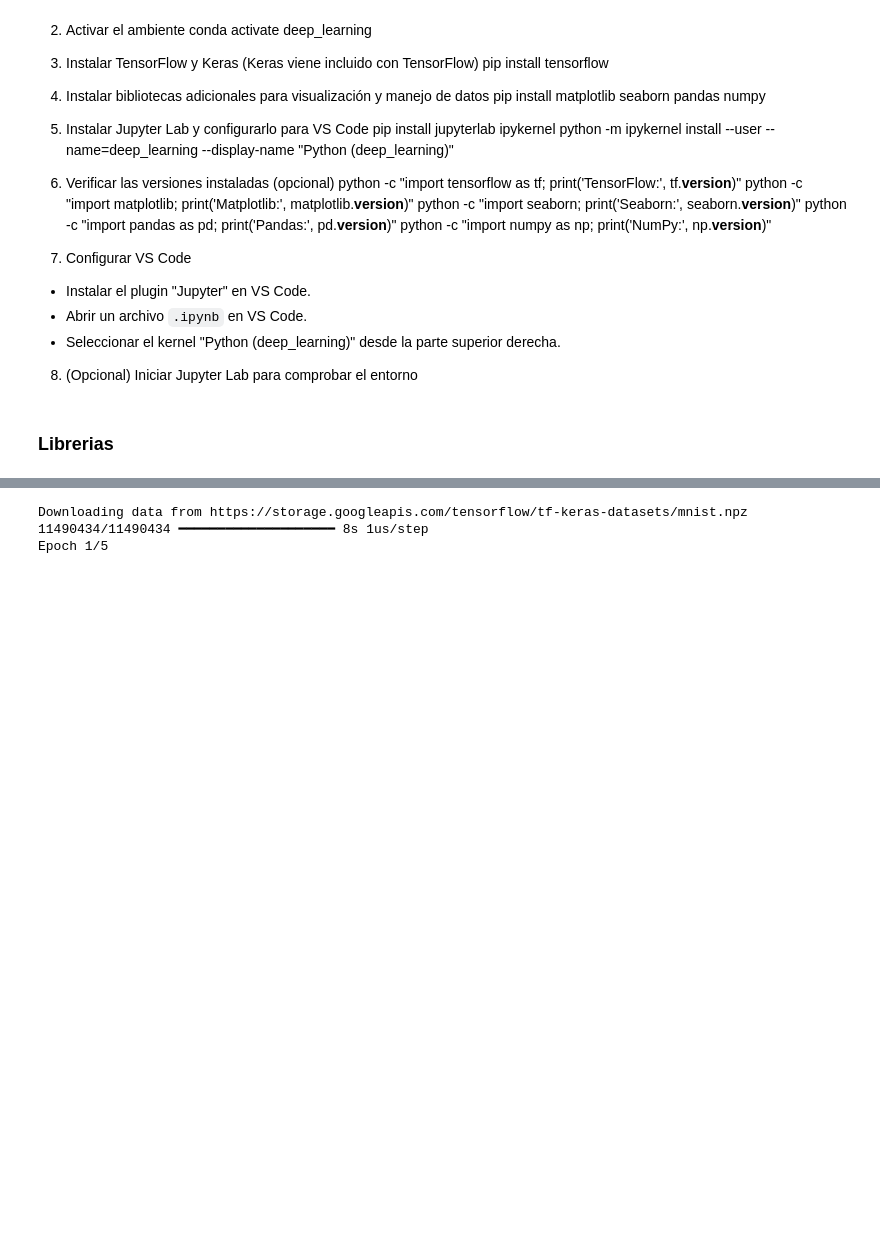
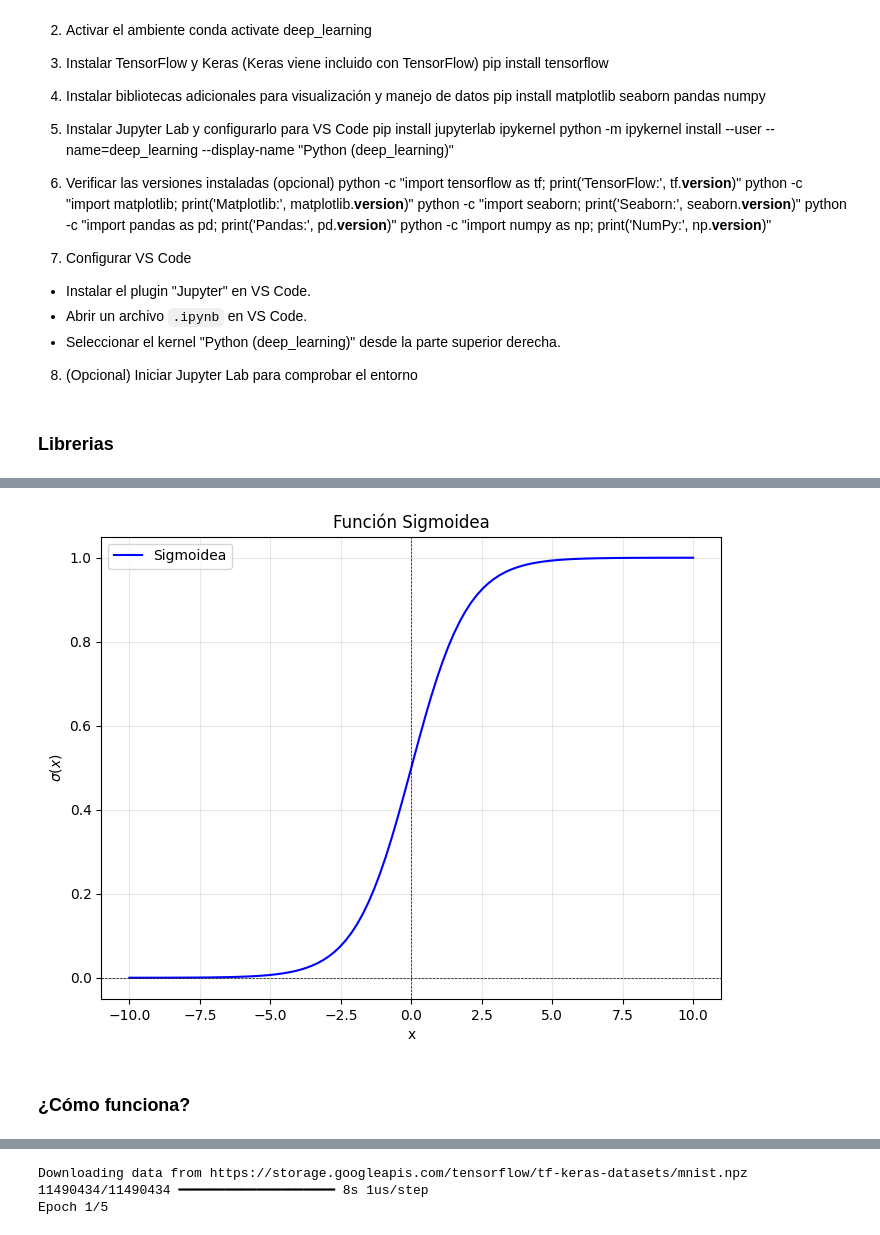
Before and after one commit to iair/mitic-data-science-team-1-septiembre-2024, a Jupyter notebook: mitic-data-science-team-1-septiembre-2024/advance-machine-learning/clases/clase3 - Redes Neuronales.ipynb, the cells around one changed output, grey strips where cells are left out. Saved outputs shown, nothing was run; the diff lists cells and outputs as text; code cells hidden in the pictures; blank space fills up the shorter version.

```diff
--- a/mitic-data-science-team-1-septiembre-2024/advance-machine-learning/clases/clase3 - Redes Neuronales.ipynb
+++ b/mitic-data-science-team-1-septiembre-2024/advance-machine-learning/clases/clase3 - Redes Neuronales.ipynb
@@ -44,0 +260,29 @@ import matplotlib.pyplot as plt
+# %%
+import numpy as np
+import matplotlib.pyplot as plt
+
+# Definir la función sigmoidea
+def sigmoid(x):
+    return 1 / (1 + np.exp(-x))
+
+# Generar valores para x
+x = np.linspace(-10, 10, 100)
+
+# Calcular los valores de la función sigmoidea
+y = sigmoid(x)
+
+# Graficar la función
+plt.figure(figsize=(8, 6))
+plt.plot(x, y, label="Sigmoidea", color="blue")
+plt.title("Función Sigmoidea")
+plt.xlabel("x")
+plt.ylabel("$\sigma(x)$")
+plt.axhline(0, color='black',linewidth=0.5, linestyle="--")
+plt.axvline(0, color='black',linewidth=0.5, linestyle="--")
+plt.grid(alpha=0.3)
+plt.legend()
+plt.show()
+# %% [output]
+[figure, added]
+# %% [markdown]
+### **¿Cómo funciona?**
```
Also changed, not shown: parts of 14 cells of this notebook.
